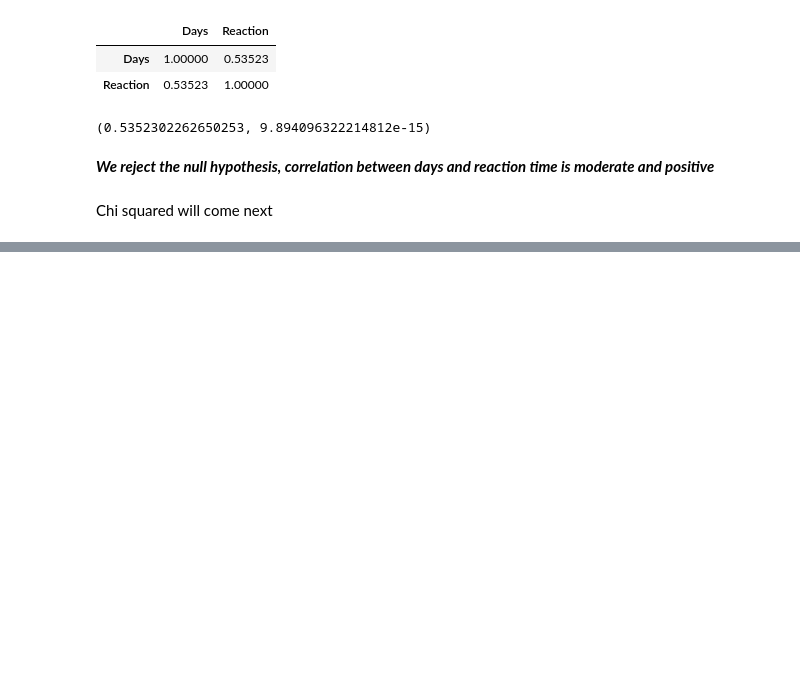
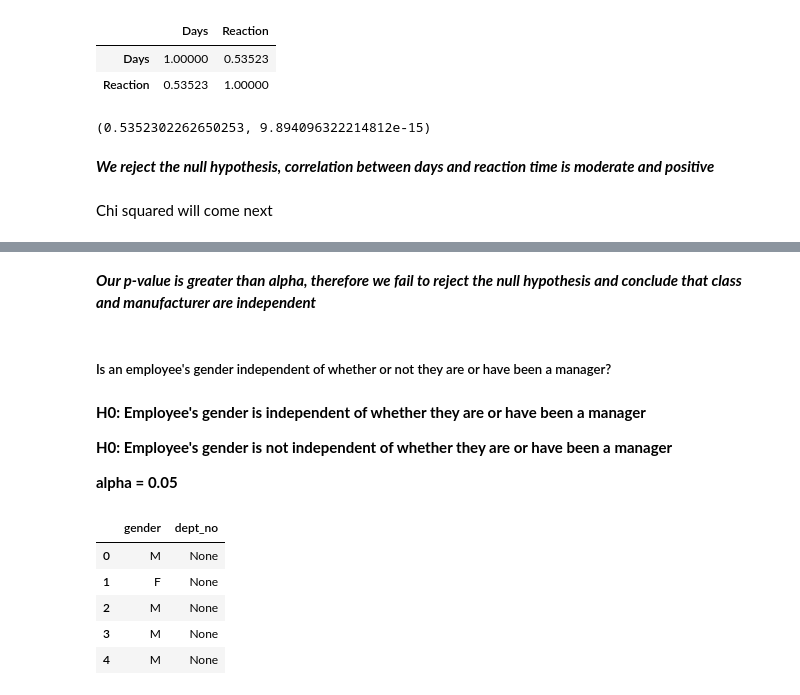
Before and after one commit to adam-talbot/statistics-exercises, a Jupyter notebook: hypothesis_testing.ipynb, the cells around one changed output, grey strips where cells are left out. Drawn from its saved outputs; the diff is of its cells as text; code cells hidden in the pictures; blank space fills up the shorter version.

```diff
--- a/hypothesis_testing.ipynb
+++ b/hypothesis_testing.ipynb
@@ -1075,0 +1374,28 @@ Chi squared will come next
+# %% [markdown]
+***Our p-value is greater than alpha, therefore we fail to reject the null hypothesis and conclude that class and manufacturer are independent***
+# %% [markdown]
+##### Is an employee's gender independent of whether or not they are or have been a manager?
+# %% [markdown]
+**H0: Employee's gender is independent of whether they are or have been a manager**
+
+**H0: Employee's gender is not independent of whether they are or have been a manager**
+
+**alpha = 0.05**
+# %%
+# read in needed data using read_sql
+
+url = f'mysql+pymysql://{user}:{password}@{host}/employees'
+query = '''
+select gender, dm.dept_no
+from employees as e
+LEFT JOIN dept_manager as dm using(emp_no);
+'''
+gender_mgr = pd.read_sql(query, url)
+gender_mgr.head()
+# %% [output]
+|  | gender | dept_no |
+| 0 | M | None |
+| 1 | F | None |
+| 2 | M | None |
+| 3 | M | None |
+| 4 | M | None |
```
Also changed, not shown: parts of 38 cells of this notebook.
